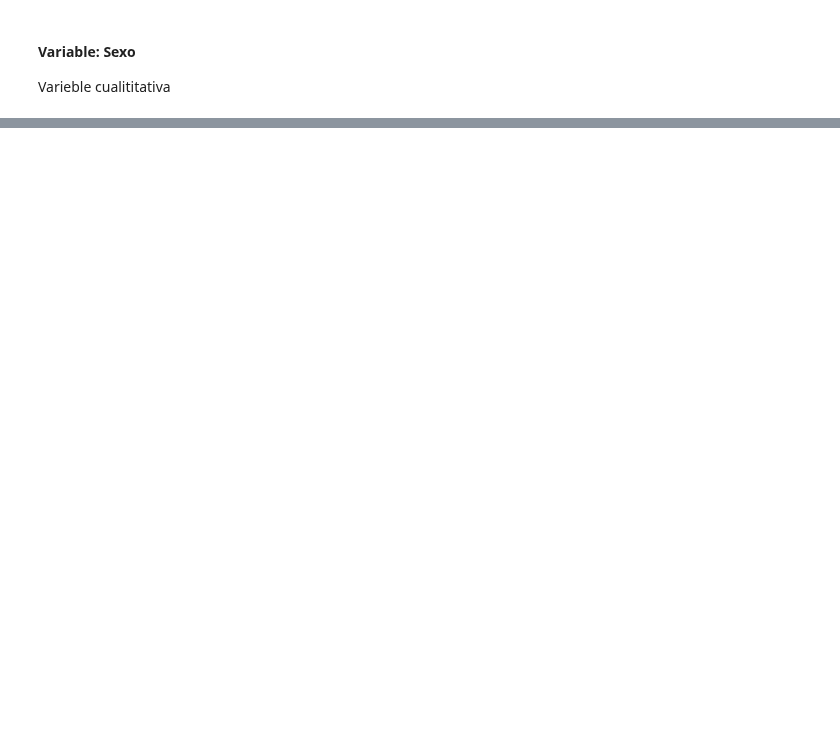
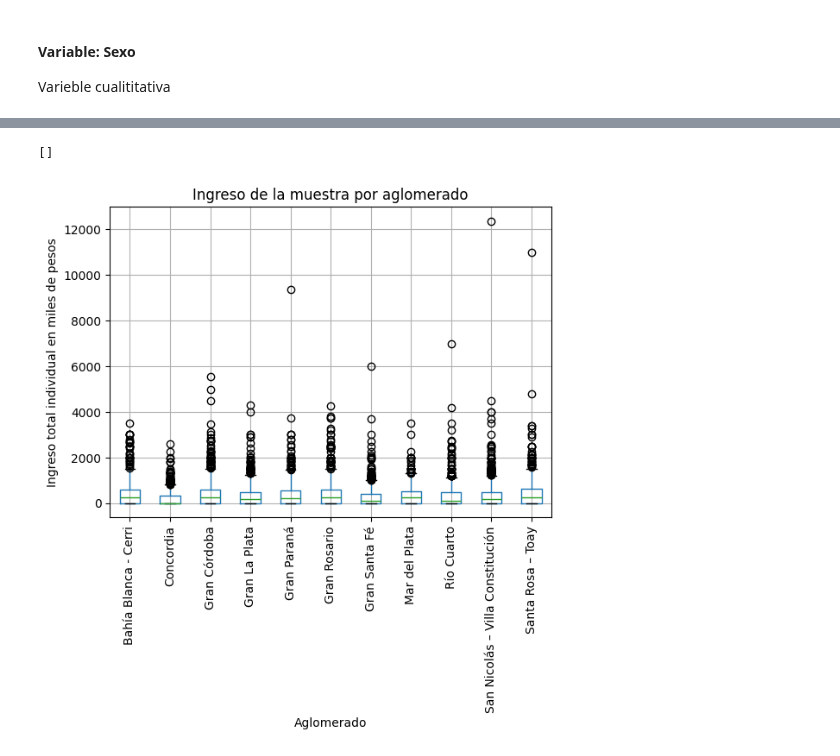
Before and after one commit to LMatiPerez/AnalisisDeDatosI_G5, a Jupyter notebook: analisis_grupo_5_final.ipynb, the cells around one changed output, grey strips where cells are left out. Cells and saved outputs as stored; diff of their text form; code cells hidden in the pictures; blank space fills up the shorter version.

```diff
--- a/analisis_grupo_5_final.ipynb
+++ b/analisis_grupo_5_final.ipynb
@@ -518,0 +684,17 @@ plt.show()
+# %%
+con_aglomerados = hogares_personas[hogares_personas["ingreso"]!=-9].merge(aglomerados, left_on="AGLOMERADO_x", right_on="AGLOMERADO")
+con_aglomerados.loc[con_aglomerados["ingreso"]>0, "ingreso"] = con_aglomerados["ingreso"]/1000
+nombres = con_aglomerados["AGLOMERADO_NOMBRE"].unique()
+# plotdata = [con_aglomerados[con_aglomerados["AGLOMERADO_NOMBRE"]==nombre] for nombre in nombres if nombre =="Concordia"]
+axes = con_aglomerados.boxplot("ingreso", by="AGLOMERADO_NOMBRE")
+fig = axes.get_figure()
+fig.suptitle('')
+
+plt.xticks(rotation=90)
+plt.title("Ingreso de la muestra por aglomerado")
+plt.ylabel("Ingreso total individual en miles de pesos")
+plt.xlabel("Aglomerado")
+plt.plot()
+# %% [output]
+[]
+[figure, added]
```
Also changed, not shown: parts of 33 cells of this notebook, 1 other file.
